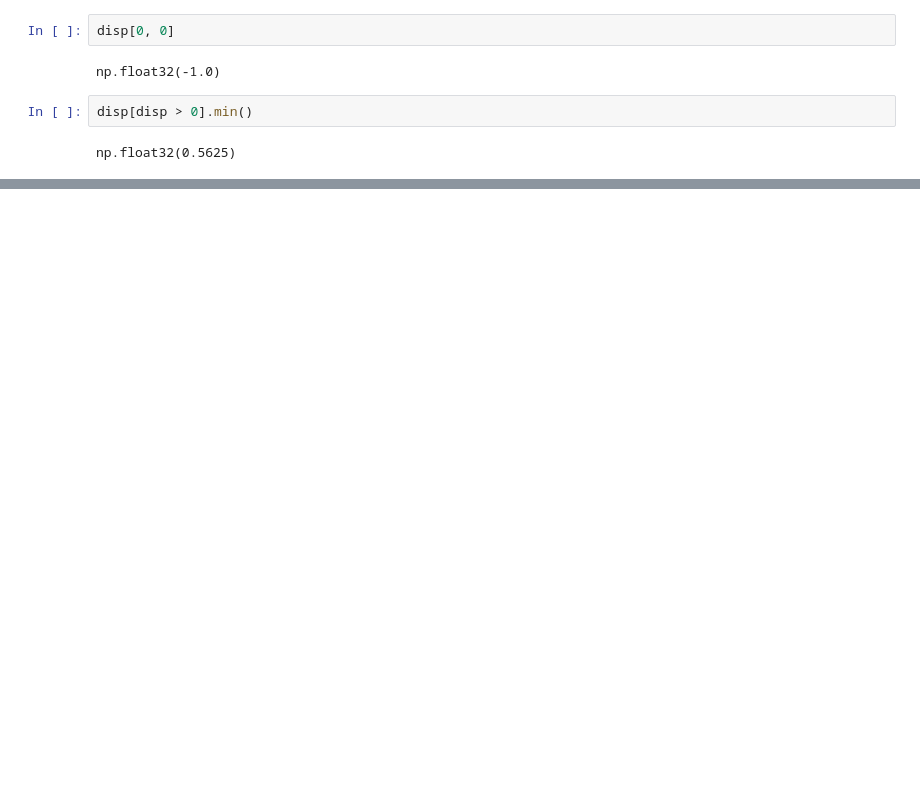
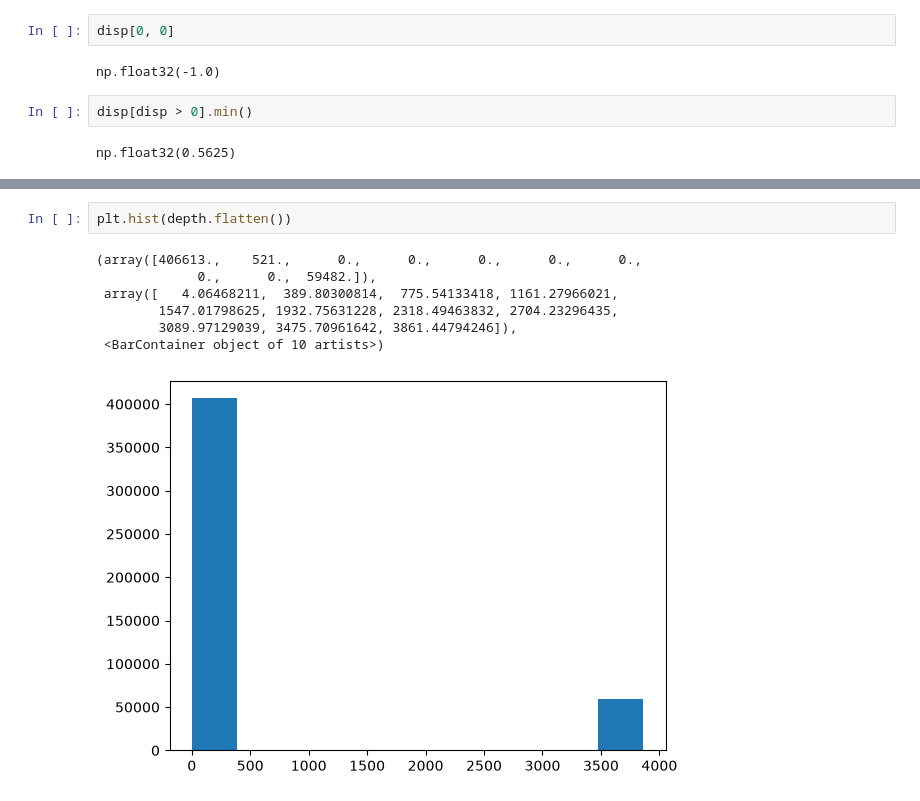
Before and after one commit to JanakaDilshanSendnayake/kitti-visual-odometry-python, a Jupyter notebook: Untitled.ipynb, the cells around one changed output, grey strips where cells are left out. Drawn from its saved outputs; the diff is of its cells as text; blank space fills up the shorter version.

```diff
--- a/Untitled.ipynb
+++ b/Untitled.ipynb
@@ -298,0 +416,10 @@ np.float32(0.5625)
+# %%
+plt.hist(depth.flatten())
+# %% [output]
+(array([406613.,    521.,      0.,      0.,      0.,      0.,      0.,
+             0.,      0.,  59482.]),
+ array([   4.06468211,  389.80300814,  775.54133418, 1161.27966021,
+        1547.01798625, 1932.75631228, 2318.49463832, 2704.23296435,
+        3089.97129039, 3475.70961642, 3861.44794246]),
+ <BarContainer object of 10 artists>)
+[figure, added]
```
Also changed, not shown: parts of 63 cells of this notebook, 1 other file.
